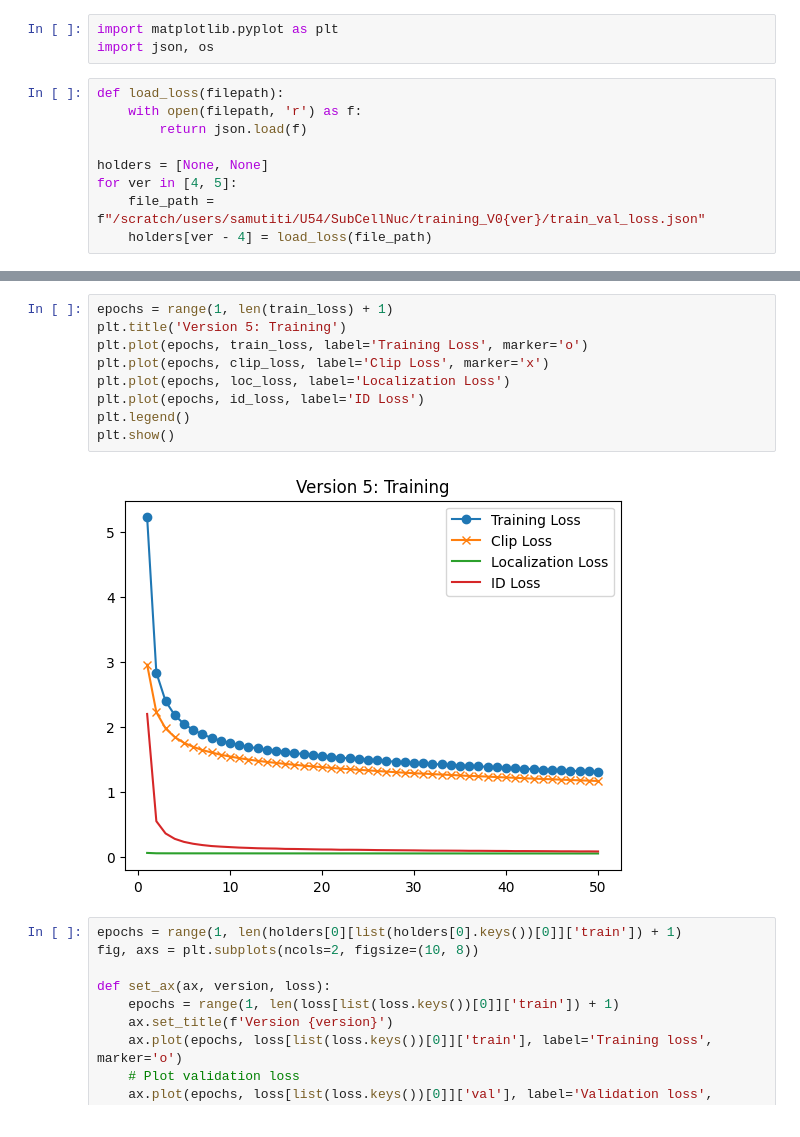
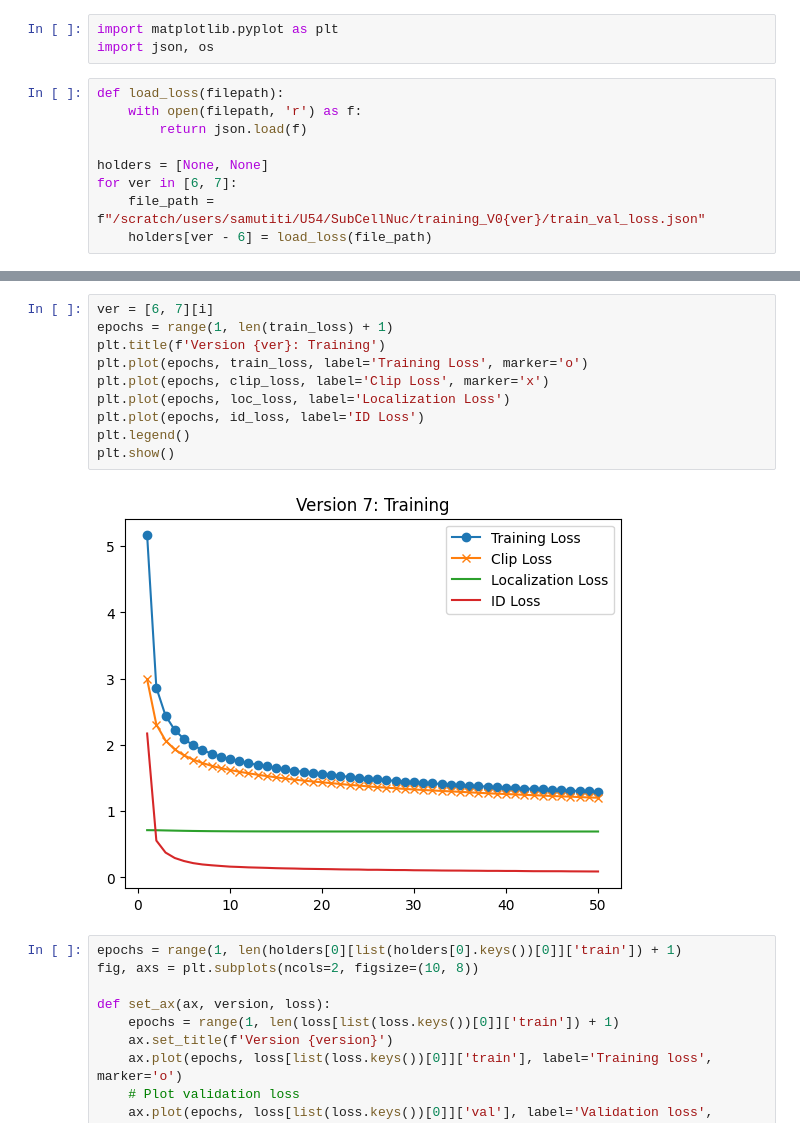
Before and after one commit to samutiti/SubCellNuc, a Jupyter notebook: training_assessment.ipynb, the cells around one changed output, grey strips where cells are left out. Saved outputs shown, nothing was run; the diff lists cells and outputs as text.

```diff
--- a/training_assessment.ipynb
+++ b/training_assessment.ipynb
@@ -14,9 +14,9 @@ def load_loss(filepath):
         return json.load(f)
 
 holders = [None, None]
-for ver in [4, 5]:
+for ver in [6, 7]:
     file_path = f"/scratch/users/samutiti/U54/SubCellNuc/training_V0{ver}/train_val_loss.json"
-    holders[ver - 4] = load_loss(file_path)
+    holders[ver - 6] = load_loss(file_path)
 # %%
 # new gen of training doesn't store loss in the same way (older version is below)
 i = 1
@@ -40,14 +40,15 @@ print(train_loss)
 # %%
+ver = [6, 7][i]
 epochs = range(1, len(train_loss) + 1)
-plt.title('Version 5: Training')
+plt.title(f'Version {ver}: Training')
 plt.plot(epochs, train_loss, label='Training Loss', marker='o')
 plt.plot(epochs, clip_loss, label='Clip Loss', marker='x')
 plt.plot(epochs, loc_loss, label='Localization Loss')
 plt.plot(epochs, id_loss, label='ID Loss')
 plt.legend()
 plt.show()
 # %% [output]
-[figure, old version]
+[figure, new version]
 # %%
 epochs = range(1, len(holders[0][list(holders[0].keys())[0]]['train']) + 1)
 fig, axs = plt.subplots(ncols=2, figsize=(10, 8))
```
Also changed, not shown: parts of 10 cells of this notebook, 3 other files.
